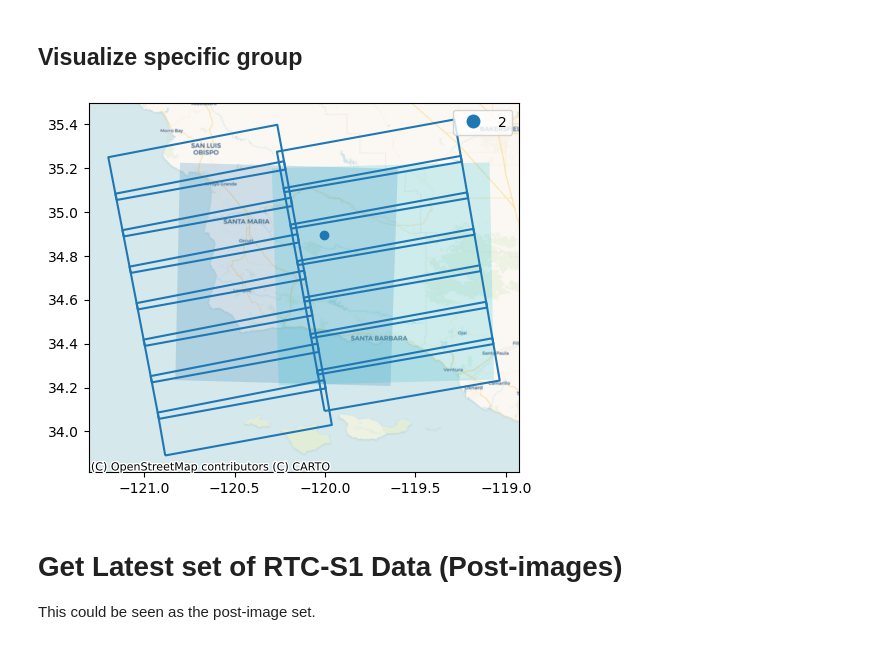
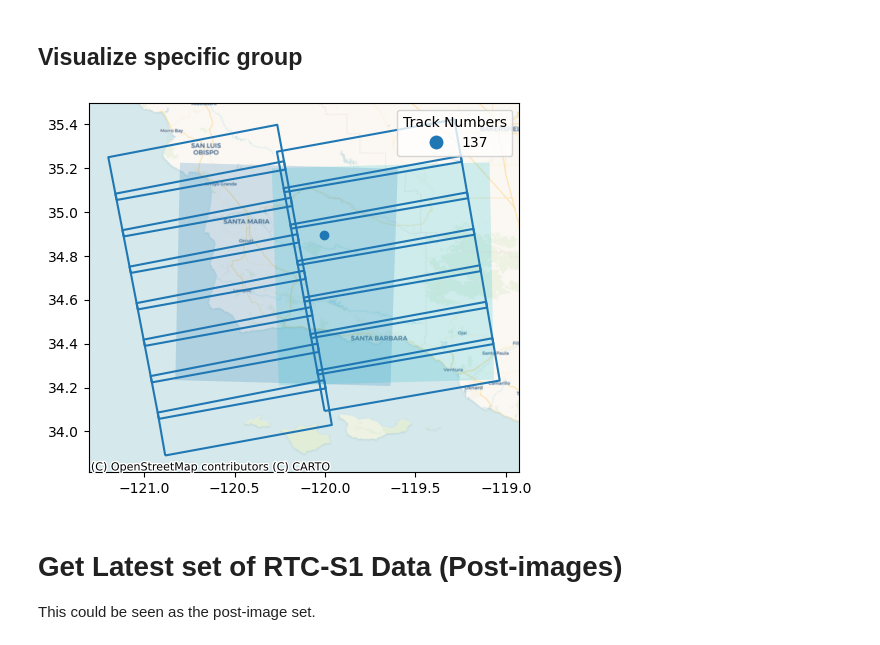
Before and after one commit to opera-adt/dist-s1-enumerator, a Jupyter notebook: notebooks/A__Staging_Inputs_for_One_MGRS_Tile.ipynb, the cells around one changed output. Cells and saved outputs as stored; diff of their text form; code cells hidden in the pictures.

```diff
--- a/notebooks/A__Staging_Inputs_for_One_MGRS_Tile.ipynb
+++ b/notebooks/A__Staging_Inputs_for_One_MGRS_Tile.ipynb
@@ -83,22 +80,24 @@ ctx.add_basemap(ax,
 # %% [markdown]
 ## Visualize specific group
 # %%
-group_id = 2
+TRACK_NUMBERS = [137]
 
 fig, ax = plt.subplots()
 df_mgrs_tiles_plot = df_mgrs_tiles.copy()
 df_mgrs_tiles_plot.plot(column='mgrs_tile_id', categorical=True, ax=ax, alpha=.2)
 df_aoi.plot(ax=ax)
 df_bursts_plot = df_bursts.copy()
 df_bursts_plot.geometry = df_bursts_plot.geometry.boundary
-df_bursts_plot = df_bursts_plot[df_bursts_plot.acq_group_id_within_mgrs_tile == group_id].reset_index(drop=True)
-df_bursts_plot.plot(column='acq_group_id_within_mgrs_tile', categorical=True, ax=ax, legend=True)
+df_bursts_plot = df_bursts_plot[df_bursts_plot.track_number.isin(TRACK_NUMBERS)].reset_index(drop=True)
+df_bursts_plot.plot(column='track_number', categorical=True, ax=ax, legend=True)
+leg = ax.get_legend()
+leg.set_title('Track Numbers')
 ctx.add_basemap(ax,
                 crs=df_mgrs_tiles.crs.to_string(),
                 source=ctx.providers.CartoDB.Voyager
                 )
 # %% [output]
-[figure, old version]
+[figure, new version]
 # %% [markdown]
 # Get Latest set of RTC-S1 Data (Post-images)
 
```
Also changed, not shown: parts of 18 cells of this notebook, 8 other files.
